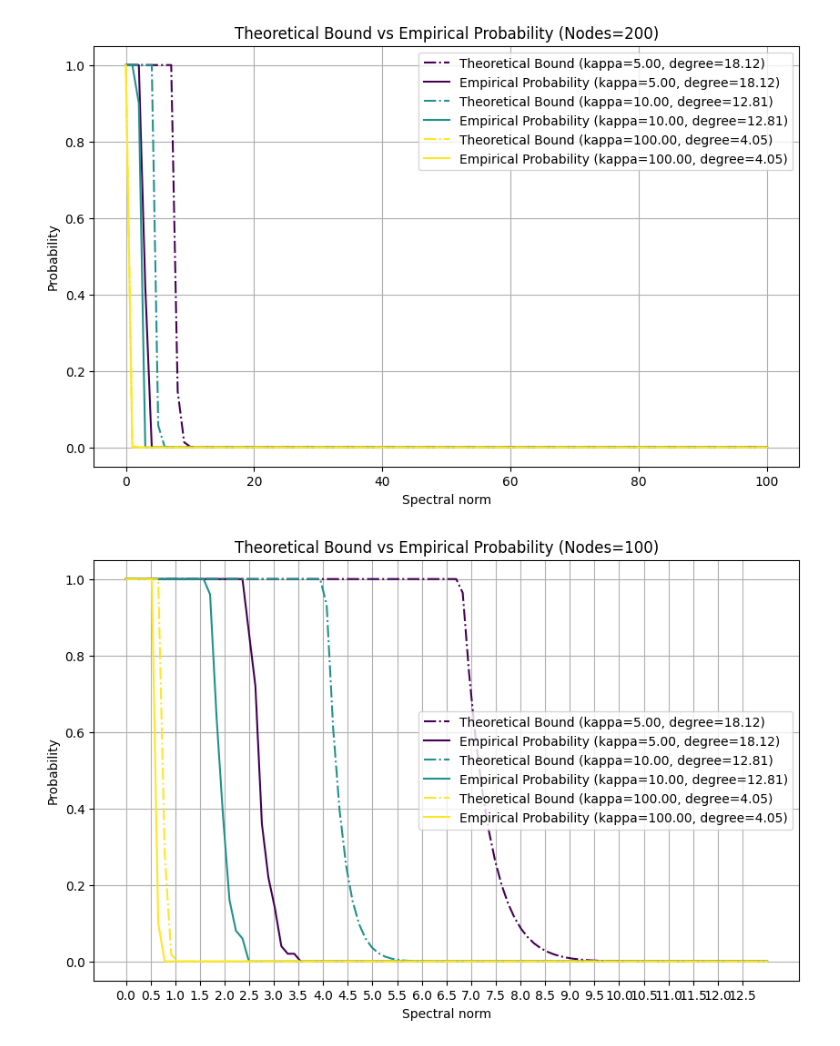
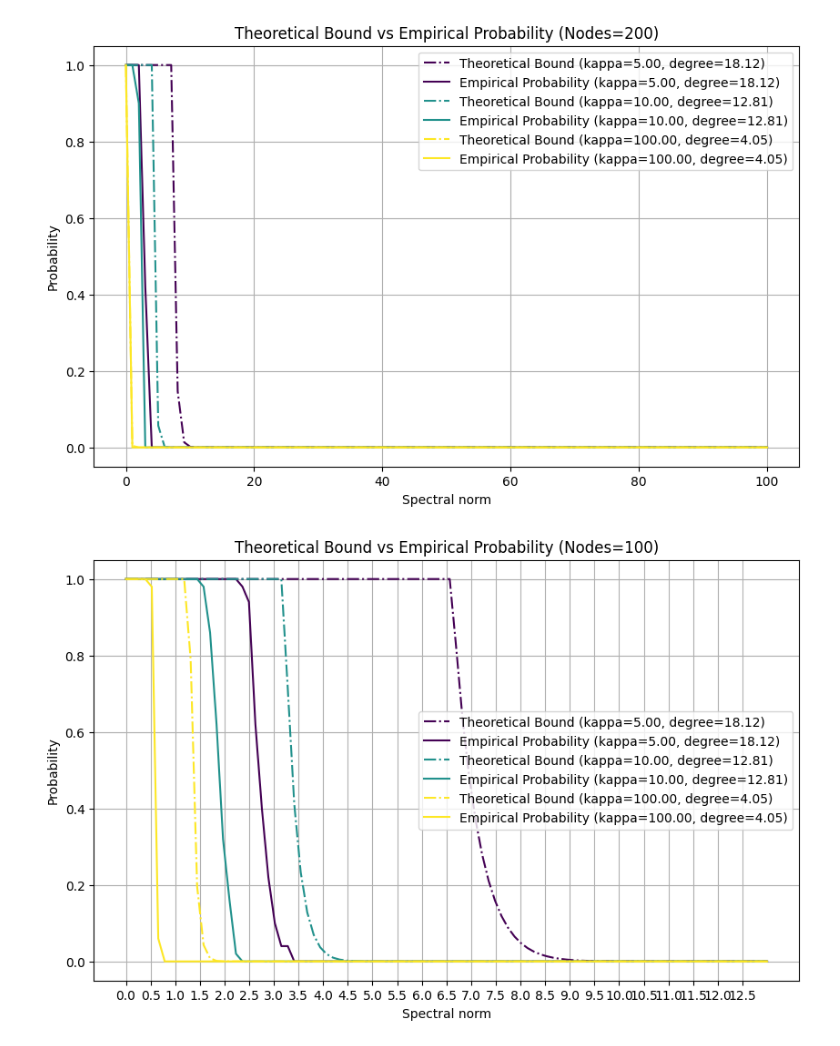
Before and after one commit to zhexin1904/my_SE_sync, a Jupyter notebook: python/simulation_1.ipynb, the cells around one changed output. Cells and saved outputs as stored; diff of their text form; code cells hidden in the pictures.

```diff
--- a/python/simulation_1.ipynb
+++ b/python/simulation_1.ipynb
@@ -789,33 +789,34 @@ for num_nodes in num_nodes_list:
             kron_matrix = generate_kron_matrix(adj_matrix, sigma)
             largest_eigenvalue = compute_largest_eigenvalue(kron_matrix)
             results[kappa].append((largest_eigenvalue, V_z, edges_num))
 
     # Plot empirical distribution of largest eigenvalues
     fig, ax = plt.subplots(figsize=(10, 6))
     colors = cm.viridis(np.linspace(0, 1, len(kappa_values)))
     for kappa, color in zip(kappa_values, colors):
         values = results[kappa]
         eigenvalues = [v[0] for v in values]
-        V_z = values[0][1]
-        degree = np.degrees(1 / np.sqrt(2 * kappa))
+        # V_z = values[0][1]
+        # degree = np.degrees(1 / np.sqrt(2 * kappa))
+        degree = values[0][1]
         edges_num = values[0][2]
         t_values = np.linspace(0, 13, 100)
         bound_values = theoretical_bound(t_values, num_nodes, _ , kappa, degree, edges_num)
         empirical_probs = [np.mean(np.array(eigenvalues) >= t) for t in t_values]
         empirical_probs = np.array(empirical_probs) / np.max(empirical_probs)
         theoretical_expectation = compute_theoretical_expectation(V_z, num_nodes, kappa, degree, edges_num)
 
         ax.plot(t_values, bound_values, label=f'Theoretical Bound (kappa={kappa:.2f}, degree={degree:.2f})', linestyle='dashdot', color=color)
         ax.plot(t_values, empirical_probs, label=f'Empirical Probability (kappa={kappa:.2f}, degree={degree:.2f})', linestyle='solid', color=color)
         # ax.axvline(theoretical_expectation, color='r', linestyle='dotted', label=f'Theoretical Expectation (kappa={kappa:.2f})')
 
     ax.set_xlabel('Spectral norm')
     ax.set_ylabel('Probability')
     ax.set_title(f'Theoretical Bound vs Empirical Probability (Nodes={num_nodes})')
     ax.legend()
     ax.grid(True)
     ax.set_xticks(np.arange(0, 13, 0.5))  # Set x-axis ticks from 0 to 100 with step 1
     plt.savefig('/home/jason/DPGO/SE-Sync/python/pic/2.png', dpi=300, bbox_inches='tight')
     plt.show()
 # %% [output]
-[figure, old version]
+[figure, new version]
```
Also changed, not shown: parts of 4 cells of this notebook, 4 other files.
